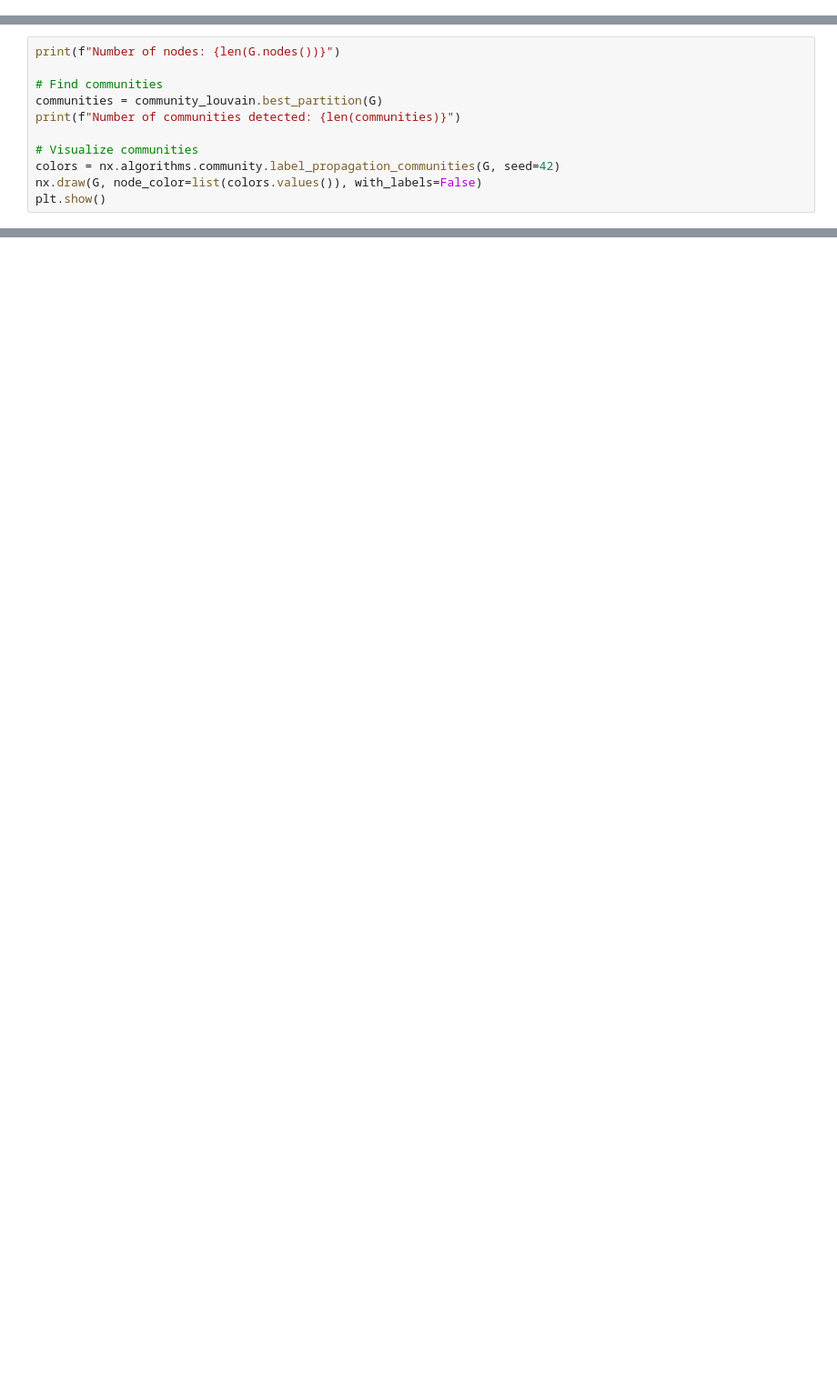
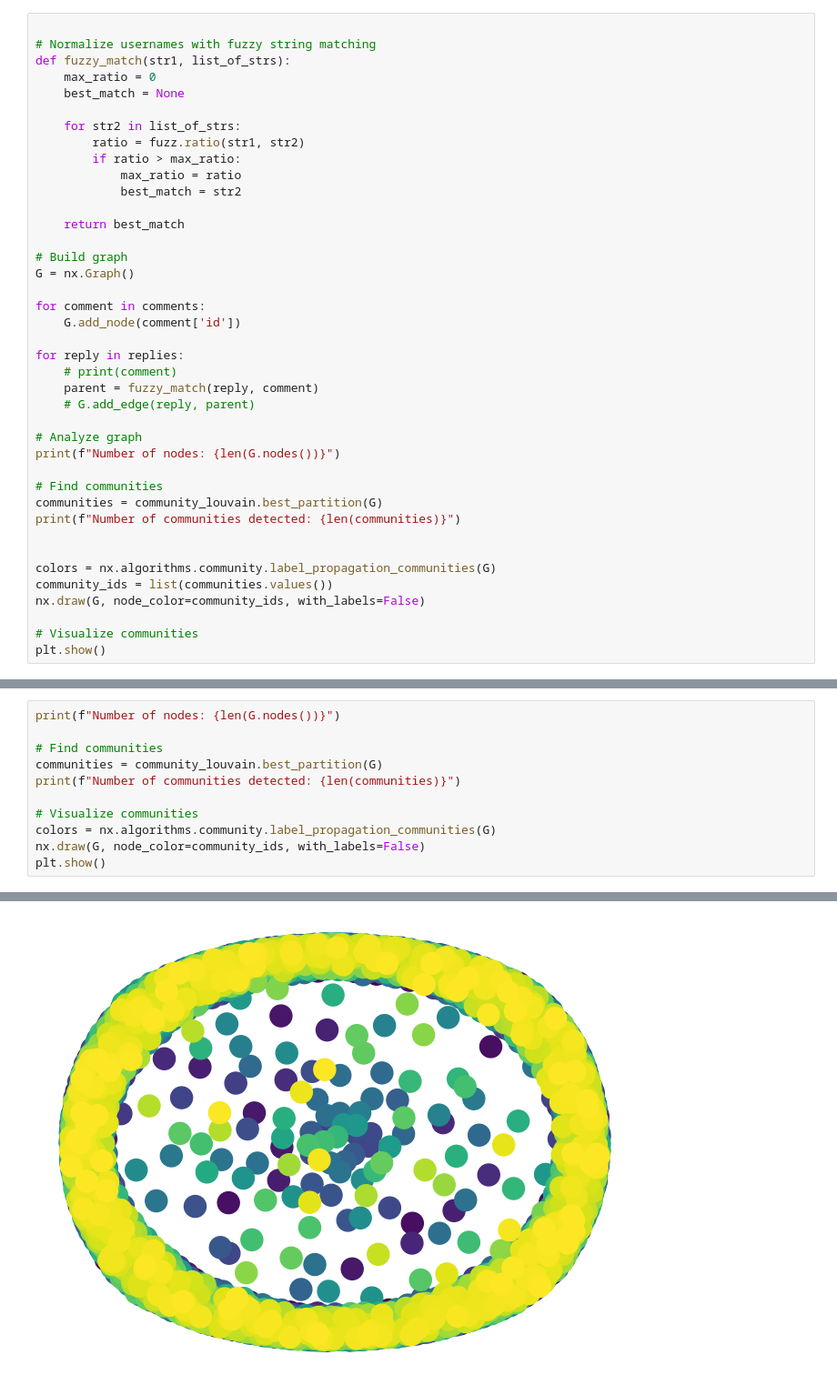
Before and after one commit to bigboioct/INST414, a Jupyter notebook: code/assignment_2.ipynb, the cells around one changed output, grey strips where cells are left out. Shown at 91% size. Saved outputs shown, nothing was run; the diff lists cells and outputs as text; blank space fills up the shorter version.

```diff
--- a/code/assignment_2.ipynb
+++ b/code/assignment_2.ipynb
@@ -74,0 +42,40 @@ TypeError: unhashable type: 'dict'
+# %%
+
+# Normalize usernames with fuzzy string matching
+def fuzzy_match(str1, list_of_strs):
+    max_ratio = 0
+    best_match = None
+
+    for str2 in list_of_strs:
+        ratio = fuzz.ratio(str1, str2)
+        if ratio > max_ratio:
+            max_ratio = ratio
+            best_match = str2
+
+    return best_match
+
+# Build graph
+G = nx.Graph()
+
+for comment in comments:
+    G.add_node(comment['id'])
+
+for reply in replies:
+    # print(comment)
+    parent = fuzzy_match(reply, comment)
+    # G.add_edge(reply, parent)
+
+# Analyze graph
+print(f"Number of nodes: {len(G.nodes())}")
+
+# Find communities
+communities = community_louvain.best_partition(G)
+print(f"Number of communities detected: {len(communities)}")
+
+
+colors = nx.algorithms.community.label_propagation_communities(G)
+community_ids = list(communities.values())
+nx.draw(G, node_color=community_ids, with_labels=False)
+
+# Visualize communities
+plt.show()
@@ -80,6 +91,7 @@ communities = community_louvain.best_partition(G)
 print(f"Number of communities detected: {len(communities)}")
 
 # Visualize communities
-colors = nx.algorithms.community.label_propagation_communities(G, seed=42)
-nx.draw(G, node_color=list(colors.values()), with_labels=False)
+colors = nx.algorithms.community.label_propagation_communities(G)
+nx.draw(G, node_color=community_ids, with_labels=False)
 plt.show()
+# %% [output]
@@ -85,0 +100 @@ plt.show()
+[figure, added]
```
Also changed, not shown: parts of 5 cells of this notebook, 1 other file.
